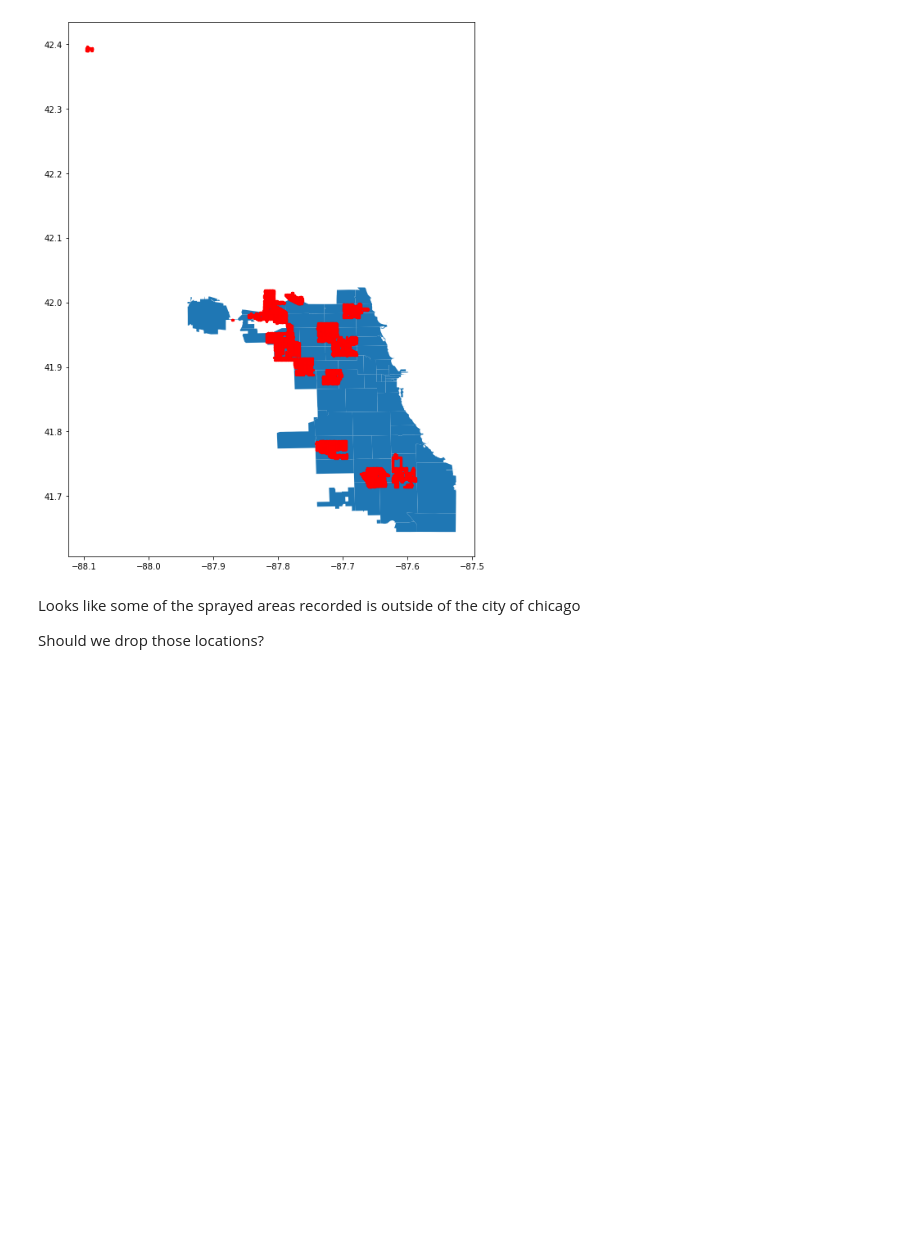
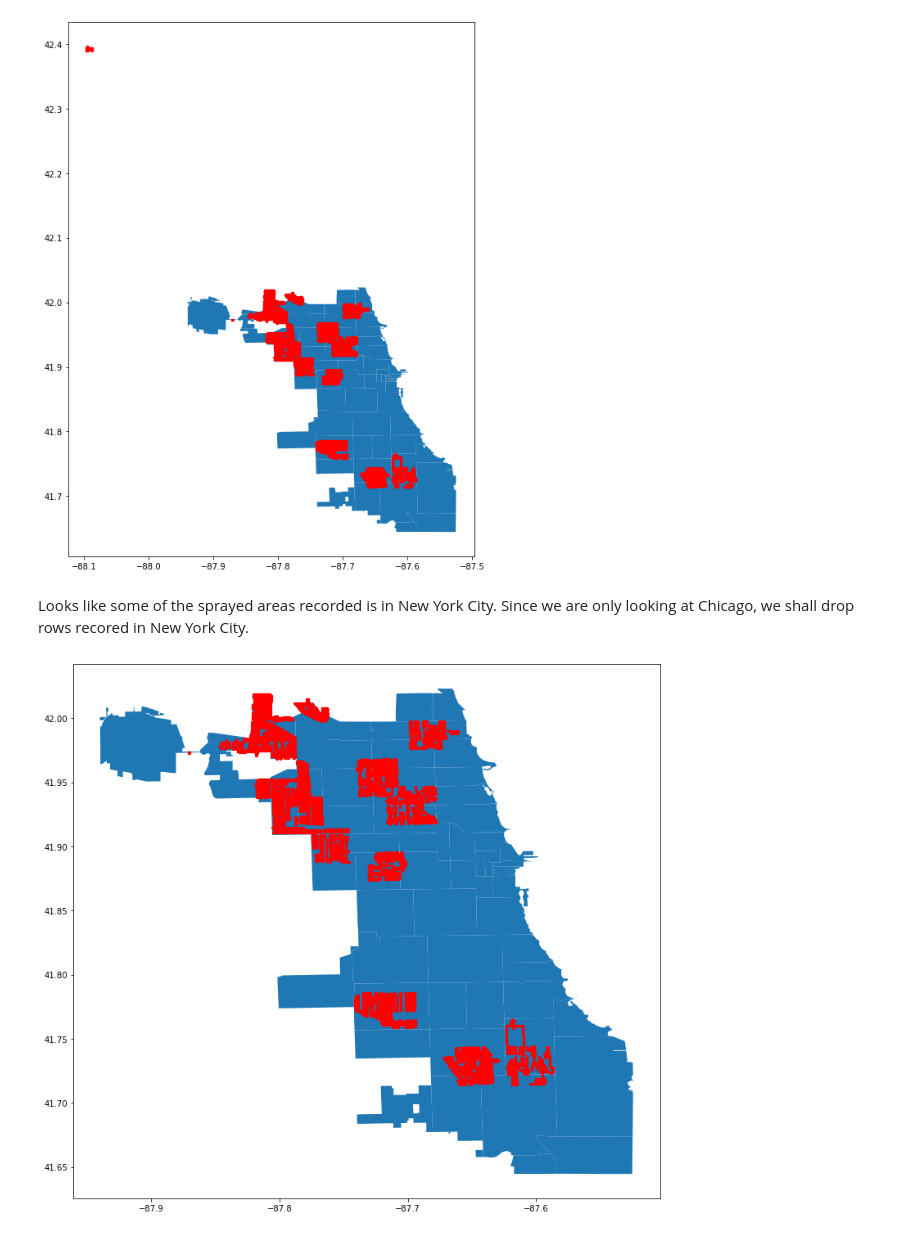
Before and after one commit to MadnugKG/P4---West-Nile-Virus, a Jupyter notebook: code/2. Clean Dataset_Spray.ipynb, the cells around one changed output. Saved outputs shown, nothing was run; the diff lists cells and outputs as text; code cells hidden in the pictures; blank space fills up the shorter version.

```diff
--- a/code/2. Clean Dataset_Spray.ipynb
+++ b/code/2. Clean Dataset_Spray.ipynb
@@ -84,6 +102,15 @@ gdf.plot(ax=chicago.plot(figsize=(20, 12)), marker='o', color='red', markersize=
 # %% [output]
 [figure]
 # %% [markdown]
-Looks like some of the sprayed areas recorded is outside of the city of chicago
-
-Should we drop those locations?
+Looks like some of the sprayed areas recorded is in New York City. Since we are only looking at Chicago, we shall drop rows recored in New York City.
+# %%
+#drop outlier (New York City coordinates)
+df = df.drop(df[df['Latitude'] > 42.3].index)
+
+geometry = [Point(xy) for xy in zip(df['Longitude'], df['Latitude'])]
+gdf = GeoDataFrame(df, geometry=geometry)
+#Map of chicago gotten from: https://catalog.data.gov/dataset/boundaries-zip-codes
+chicago = gpd.read_file('../assets/raw_datasets/chicago - ZIP Codes.zip')
+gdf.plot(ax=chicago.plot(figsize=(20, 12)), marker='o', color='red', markersize=5);
+# %% [output]
+[figure, added]
```
Also changed, not shown: parts of 7 cells of this notebook, 1 other file.
